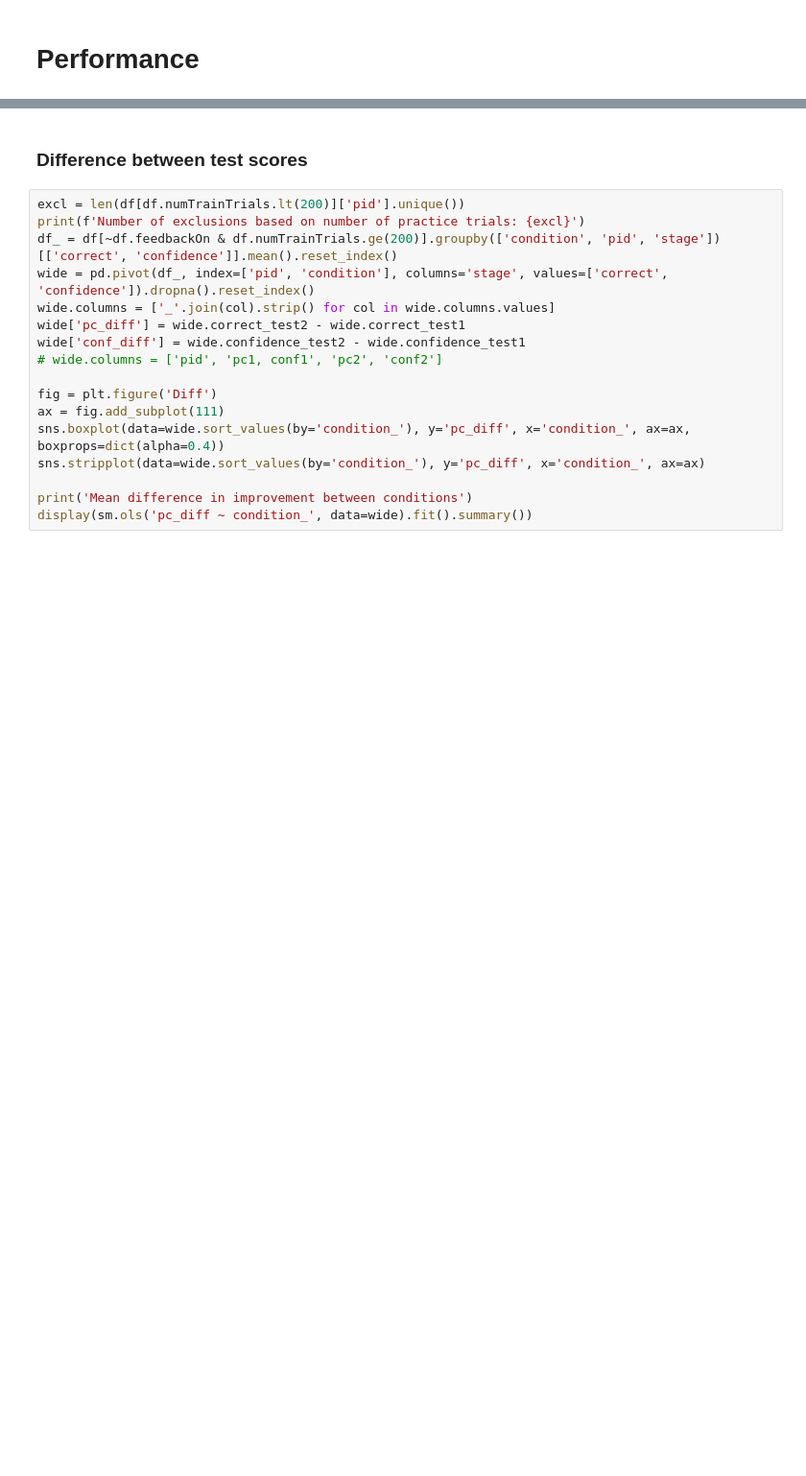
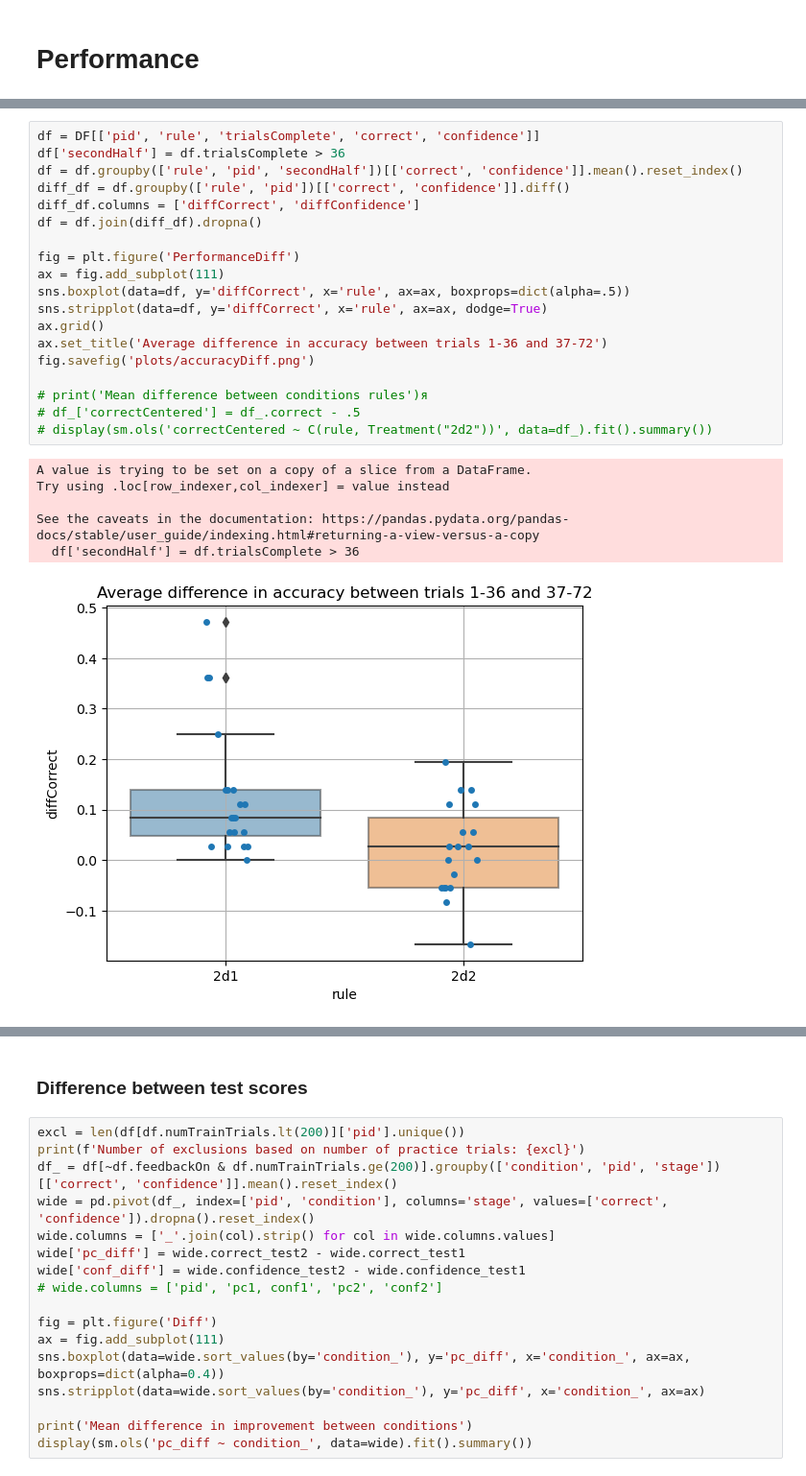
Before and after one commit to alex-ten/repetition_bias_active_learning, a Jupyter notebook: pilot_analyses.ipynb, the cells around one changed output, grey strips where cells are left out. Shown at 96% size. Saved outputs shown, nothing was run; the diff lists cells and outputs as text; blank space fills up the shorter version.

```diff
--- a/pilot_analyses.ipynb
+++ b/pilot_analyses.ipynb
@@ -112,0 +90,26 @@ Notes:
+# %%
+df = DF[['pid', 'rule', 'trialsComplete', 'correct', 'confidence']]
+df['secondHalf'] = df.trialsComplete > 36
+df = df.groupby(['rule', 'pid', 'secondHalf'])[['correct', 'confidence']].mean().reset_index()
+diff_df = df.groupby(['rule', 'pid'])[['correct', 'confidence']].diff()
+diff_df.columns = ['diffCorrect', 'diffConfidence']
+df = df.join(diff_df).dropna()
+
+fig = plt.figure('PerformanceDiff')
+ax = fig.add_subplot(111)
+sns.boxplot(data=df, y='diffCorrect', x='rule', ax=ax, boxprops=dict(alpha=.5))
+sns.stripplot(data=df, y='diffCorrect', x='rule', ax=ax, dodge=True)
+ax.grid()
+ax.set_title('Average difference in accuracy between trials 1-36 and 37-72')
+fig.savefig('plots/accuracyDiff.png')
+
+# print('Mean difference between conditions rules')я
+# df_['correctCentered'] = df_.correct - .5
+# display(sm.ols('correctCentered ~ C(rule, Treatment("2d2"))', data=df_).fit().summary())
+# %% [output]
+A value is trying to be set on a copy of a slice from a DataFrame.
+Try using .loc[row_indexer,col_indexer] = value instead
+
+See the caveats in the documentation: https://pandas.pydata.org/pandas-docs/stable/user_guide/indexing.html#returning-a-view-versus-a-copy
+  df['secondHalf'] = df.trialsComplete > 36
+[figure, added]
```
Also changed, not shown: parts of 11 cells of this notebook, 9 other files.
